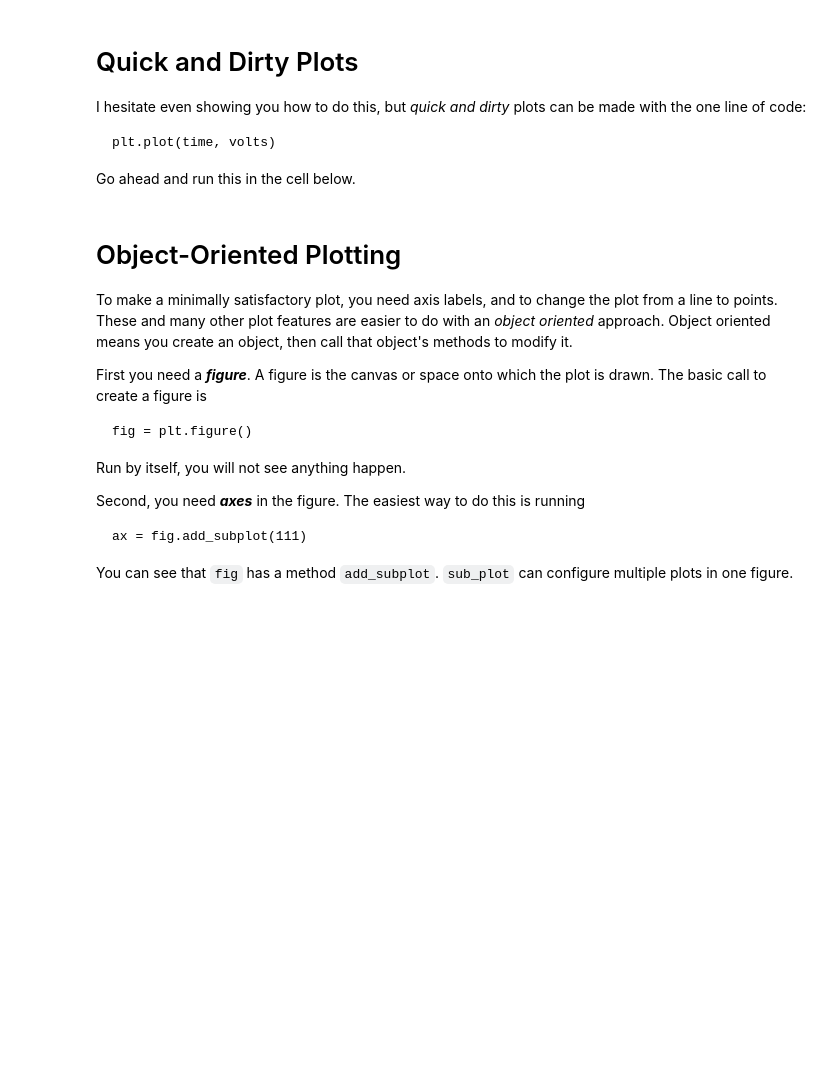
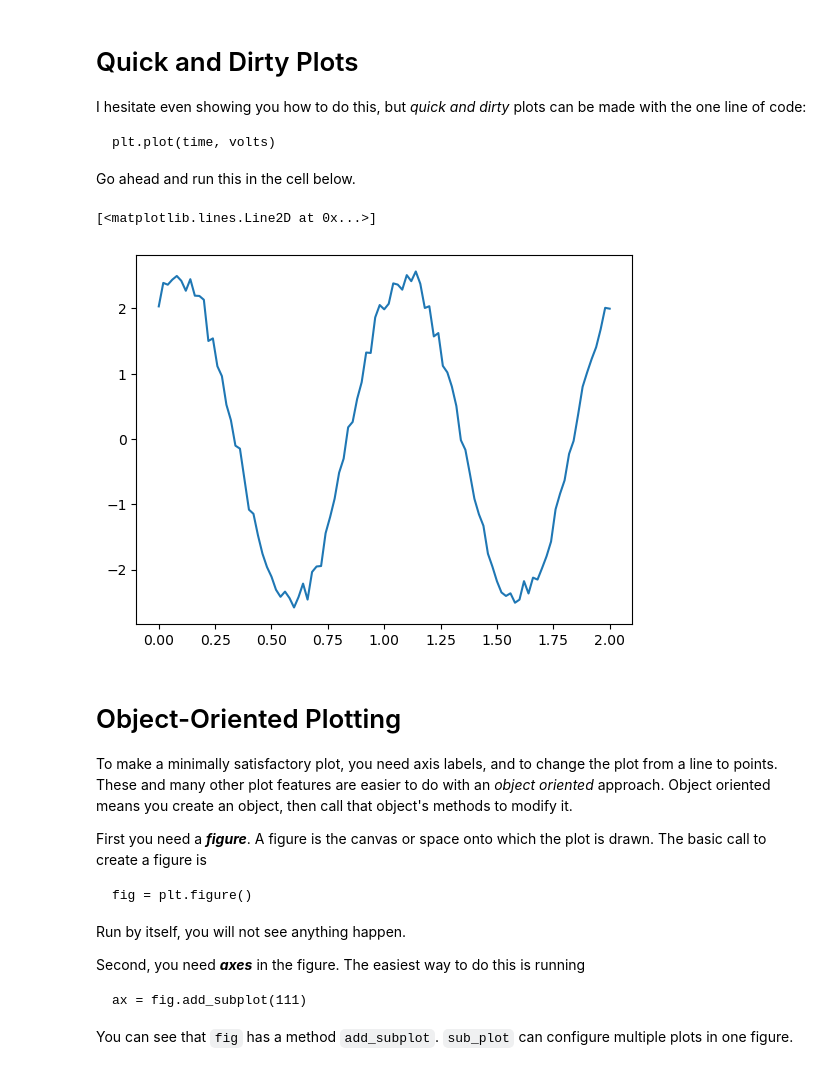
Before and after one commit to DuquesneAtomicPhysics/PythonJupyterSkills, a Jupyter notebook: Skill-05-Basic-Plotting-Student.ipynb, the cells around one changed output. Drawn from its saved outputs; the diff is of its cells as text; code cells hidden in the pictures; blank space fills up the shorter version.

Commit message:
Completed 5
Work with Matplotlib and histograms

````diff
--- a/Skill-05-Basic-Plotting-Student.ipynb
+++ b/Skill-05-Basic-Plotting-Student.ipynb
@@ -20,6 +20,16 @@ time = np.linspace(0, 2, 101)
 volts = 2.5 * np.sin(2 * np.pi * time + 1.0) + np.random.normal(0,0.1,len(time))
 vModel = 2.5 * np.sin(2 * np.pi * time + 1.0)
 ```
+# %%
+%matplotlib inline
+import numpy as np
+import matplotlib.pyplot as plt
+#
+# Now make some data
+np.random.seed(20150108) # seed the random number generator so eveyone has the same data
+time = np.linspace(0, 2, 101)
+volts = 2.5 * np.sin(2 * np.pi * time + 1.0) + np.random.normal(0,0.1,len(time))
+vModel = 2.5 * np.sin(2 * np.pi * time + 1.0)
 # %% [markdown]
 # Quick and Dirty Plots
 I hesitate even showing you how to do this, but *quick and dirty* plots can be made with the one line of code:
@@ -27,6 +37,11 @@ I hesitate even showing you how to do this, but *quick and dirty* plots can be m
 plt.plot(time, volts)
 ```
 Go ahead and run this in the cell below.
+# %%
+plt.plot(time, volts)
+# %% [output]
+[<matplotlib.lines.Line2D at 0x...>]
+[figure, added]
 # %% [markdown]
 # Object-Oriented Plotting
 To make a minimally satisfactory plot, you need axis labels, and to change the plot from a line to points. These and many other plot features are easier to do with an *object oriented* approach. Object oriented means you create an object, then call that object's methods to modify it.
````
Also changed, not shown: parts of 10 cells of this notebook.
